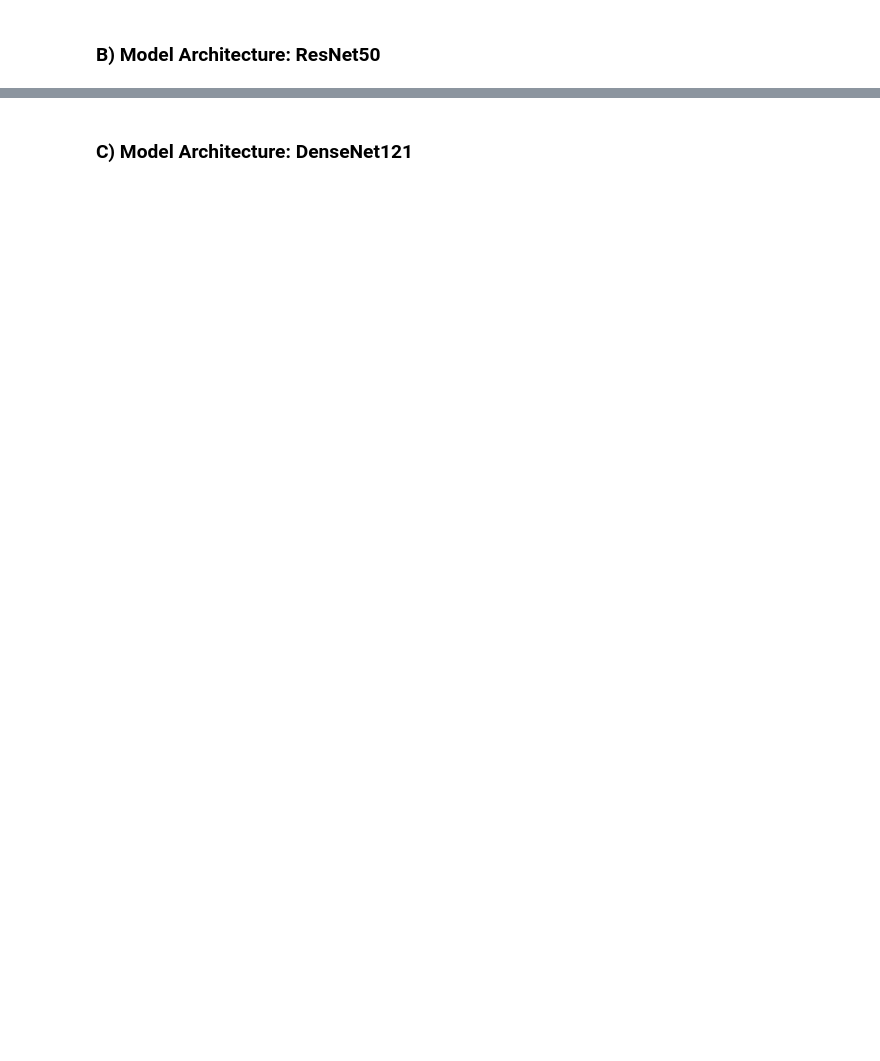
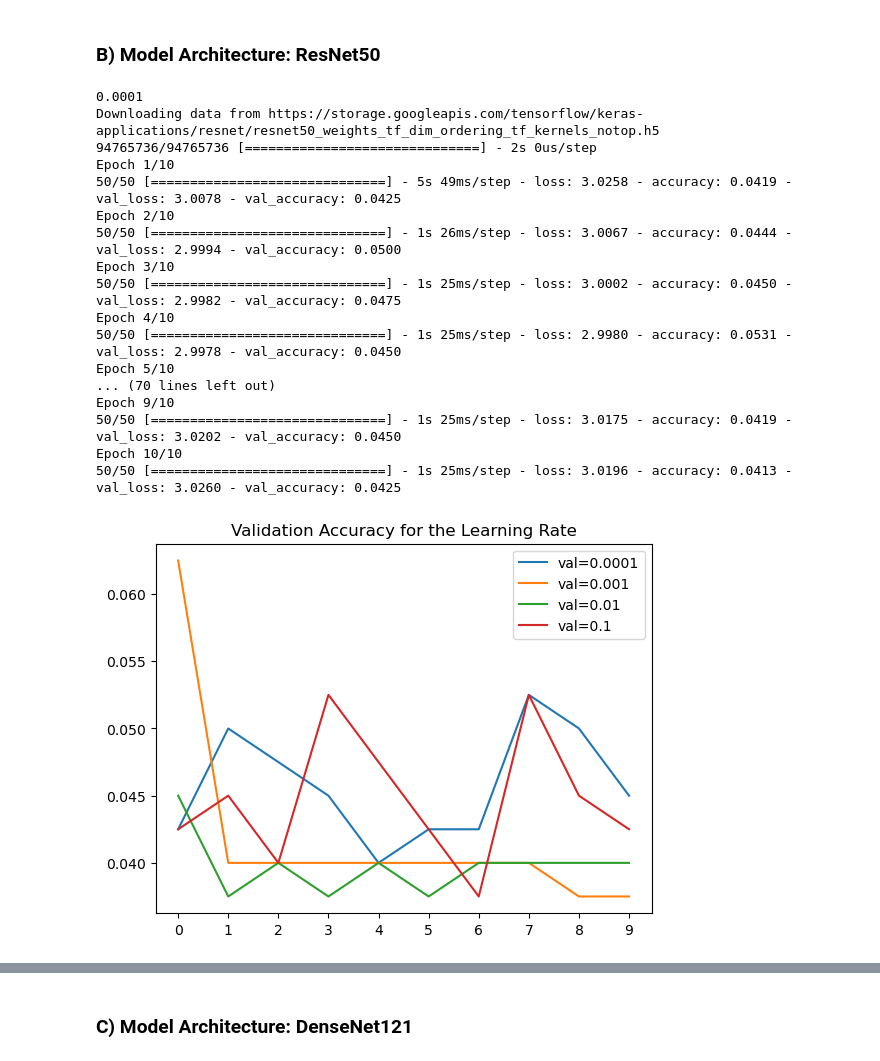
Before and after one commit to anammari/machine-learning-zoomcamp-capstone-2023, a Jupyter notebook: jupyter/notebook.ipynb, the cells around one changed output, grey strips where cells are left out. Drawn from its saved outputs; the diff is of its cells as text; code cells hidden in the pictures; blank space fills up the shorter version.

```diff
--- a/jupyter/notebook.ipynb
+++ b/jupyter/notebook.ipynb
@@ -267,6 +358,7 @@ history = model.fit(
 # %% [markdown]
 ### B) Model Architecture: ResNet50
 # %%
+import os
 import numpy as np
 import tensorflow as tf
 from tensorflow import keras
@@ -355,30 +447,50 @@ scores = {}
 for droprate in [0.0, 0.2, 0.5, 0.8]:
     print(droprate)
     model = make_model(learning_rate=best_lr, size_inner=best_size, droprate=droprate)
     history = model.fit(data_train, label_train, epochs=10, validation_data=(data_test, label_test))
     scores[droprate] = history.history
     if max(history.history['val_accuracy']) > best_val_accuracy:
         best_val_accuracy = max(history.history['val_accuracy'])
         best_droprate = droprate
 
 for droprate, hist in scores.items():
     plt.plot(hist['val_accuracy'], label=('val=%s' % droprate))
 plt.title('Validation Accuracy for the Dropout Rate')
 plt.xticks(np.arange(10))
 plt.legend()
 plt.show()
 
 # Save the best model using callbacks and checkpointing
 model = make_model(learning_rate=best_lr, size_inner=best_size, droprate=best_droprate)
 checkpoint = ModelCheckpoint(
     'resnet50_v1_{epoch:02d}_{val_accuracy:.3f}.h5',  # Change the filename to reflect the use of ResNet50
     save_best_only=True,
     monitor='val_accuracy',
     mode='max'
 )
 history = model.fit(
     data_train,
+    label_train,
     epochs=10,
     validation_data=(data_test, label_test),
     callbacks=[checkpoint]
 )
+# %% [output]
+0.0001
+Downloading data from https://storage.googleapis.com/tensorflow/keras-applications/resnet/resnet50_weights_tf_dim_ordering_tf_kernels_notop.h5
+94765736/94765736 [==============================] - 2s 0us/step
+Epoch 1/10
+50/50 [==============================] - 5s 49ms/step - loss: 3.0258 - accuracy: 0.0419 - val_loss: 3.0078 - val_accuracy: 0.0425
+Epoch 2/10
+50/50 [==============================] - 1s 26ms/step - loss: 3.0067 - accuracy: 0.0444 - val_loss: 2.9994 - val_accuracy: 0.0500
+Epoch 3/10
+50/50 [==============================] - 1s 25ms/step - loss: 3.0002 - accuracy: 0.0450 - val_loss: 2.9982 - val_accuracy: 0.0475
+Epoch 4/10
+50/50 [==============================] - 1s 25ms/step - loss: 2.9980 - accuracy: 0.0531 - val_loss: 2.9978 - val_accuracy: 0.0450
+Epoch 5/10
+... (70 lines left out)
+Epoch 9/10
+50/50 [==============================] - 1s 25ms/step - loss: 3.0175 - accuracy: 0.0419 - val_loss: 3.0202 - val_accuracy: 0.0450
+Epoch 10/10
+50/50 [==============================] - 1s 25ms/step - loss: 3.0196 - accuracy: 0.0413 - val_loss: 3.0260 - val_accuracy: 0.0425
+[figure, added]
```
Also changed, not shown: parts of 7 cells of this notebook.
